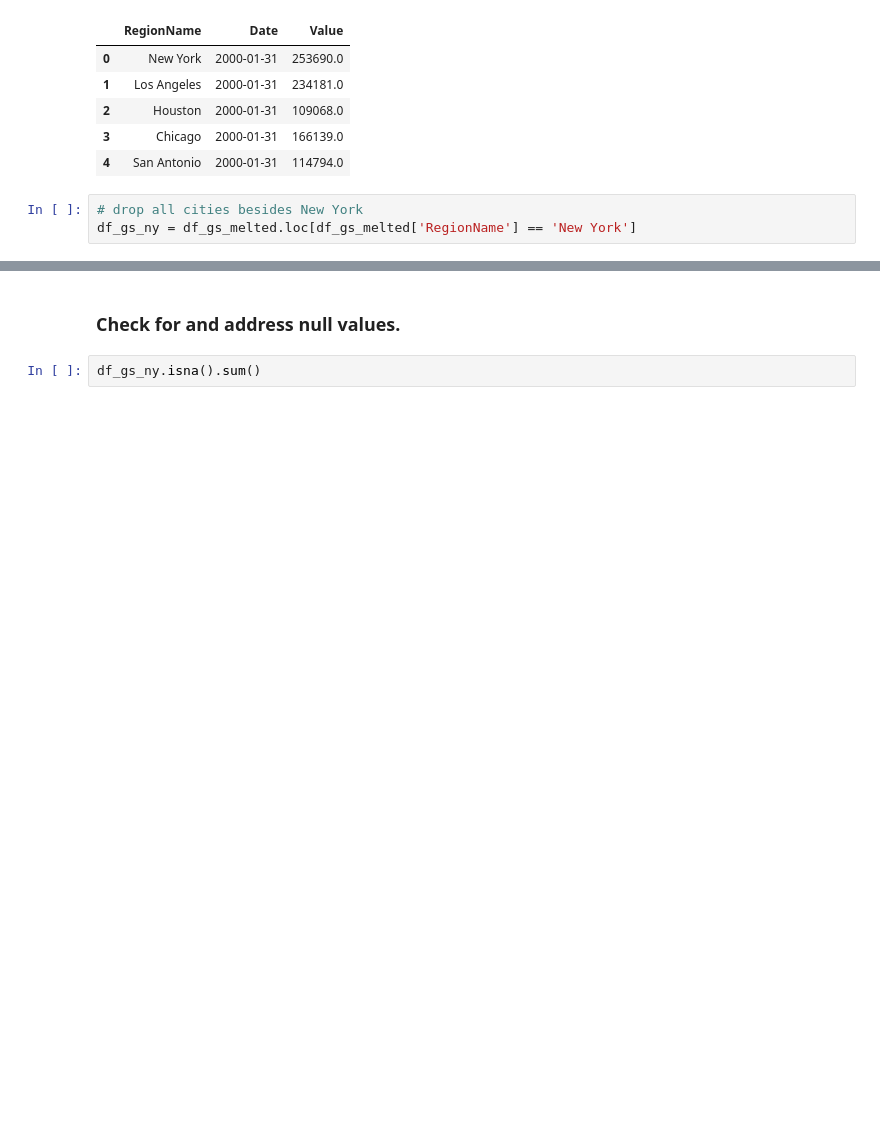
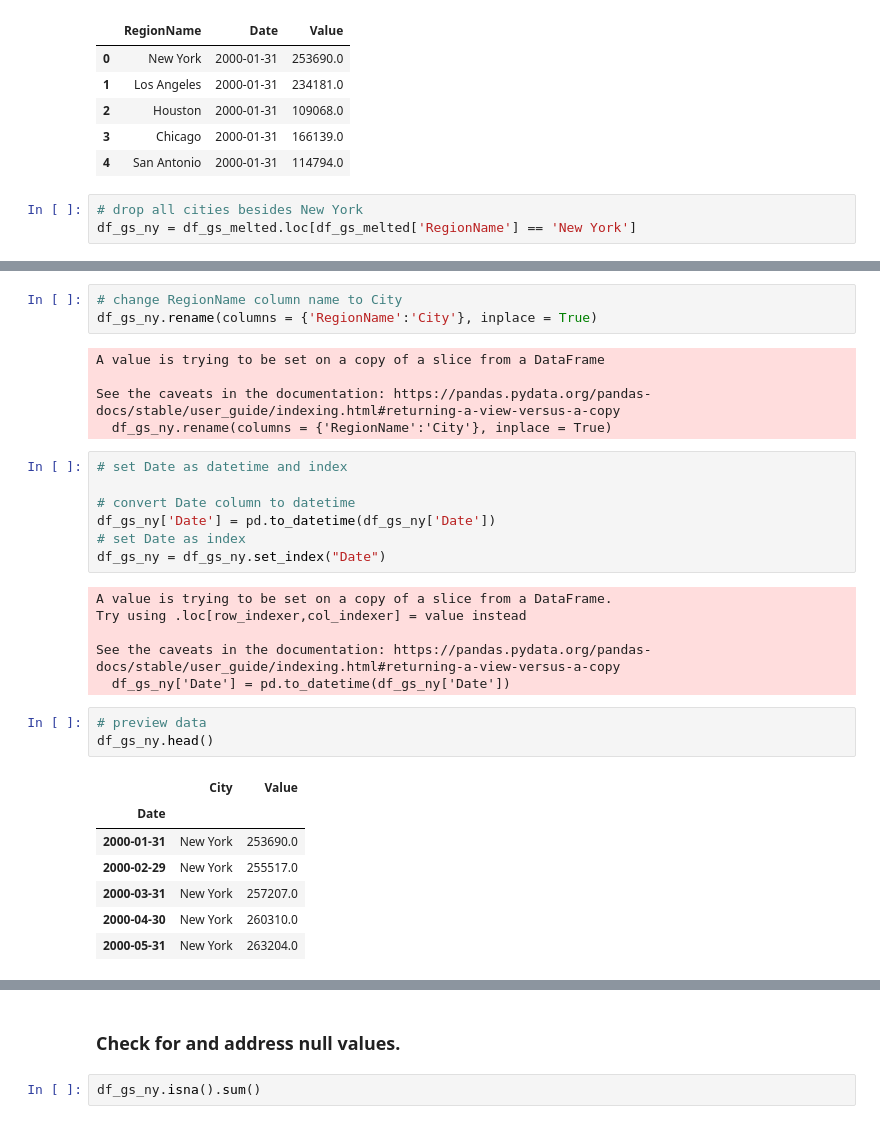
Before and after one commit to EhLeeOod/time-series, a Jupyter notebook: core-wide-form-time-data.ipynb, the cells around one changed output, grey strips where cells are left out. Saved outputs shown, nothing was run; the diff lists cells and outputs as text; blank space fills up the shorter version.

```diff
--- a/core-wide-form-time-data.ipynb
+++ b/core-wide-form-time-data.ipynb
@@ -324,2 +325,34 @@ df_gs_ny.head()
+# %%
+# change RegionName column name to City
+df_gs_ny.rename(columns = {'RegionName':'City'}, inplace = True)
+# %% [output]
+A value is trying to be set on a copy of a slice from a DataFrame
+
+See the caveats in the documentation: https://pandas.pydata.org/pandas-docs/stable/user_guide/indexing.html#returning-a-view-versus-a-copy
+  df_gs_ny.rename(columns = {'RegionName':'City'}, inplace = True)
+# %%
+# set Date as datetime and index
+
+# convert Date column to datetime
+df_gs_ny['Date'] = pd.to_datetime(df_gs_ny['Date'])
+# set Date as index
+df_gs_ny = df_gs_ny.set_index("Date")
+# %% [output]
+A value is trying to be set on a copy of a slice from a DataFrame.
+Try using .loc[row_indexer,col_indexer] = value instead
+
+See the caveats in the documentation: https://pandas.pydata.org/pandas-docs/stable/user_guide/indexing.html#returning-a-view-versus-a-copy
+  df_gs_ny['Date'] = pd.to_datetime(df_gs_ny['Date'])
+# %%
+# preview data
+df_gs_ny.head()
+# %% [output]
+|  | City | Value |
+| Date |  |  |
+| 2000-01-31 | New York | 253690.0 |
+| 2000-02-29 | New York | 255517.0 |
+| 2000-03-31 | New York | 257207.0 |
+| 2000-04-30 | New York | 260310.0 |
+| 2000-05-31 | New York | 263204.0 |
 # %%
 # filter for 2018 and beyond
```
Also changed, not shown: parts of 3 cells of this notebook.
